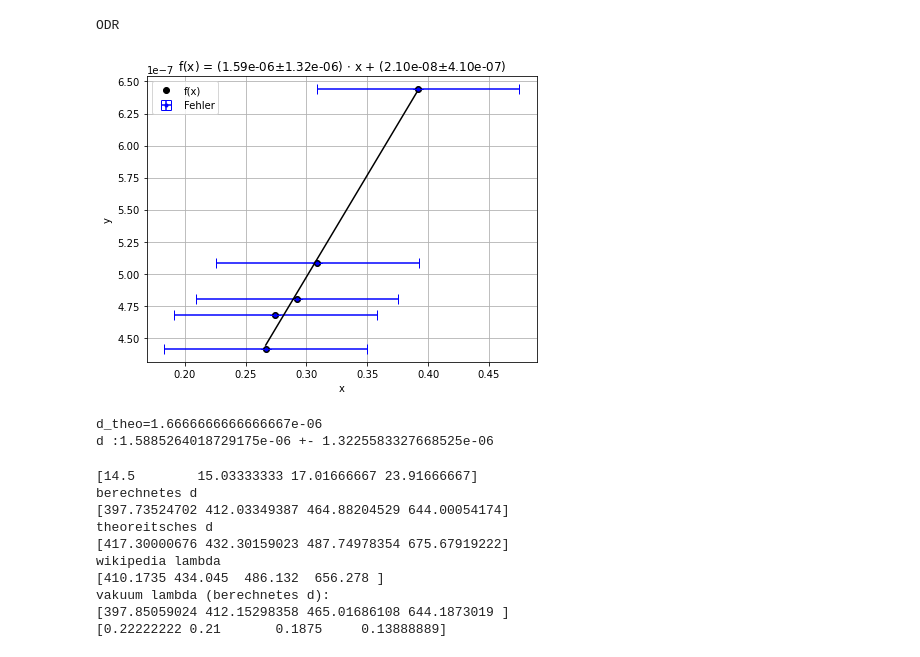
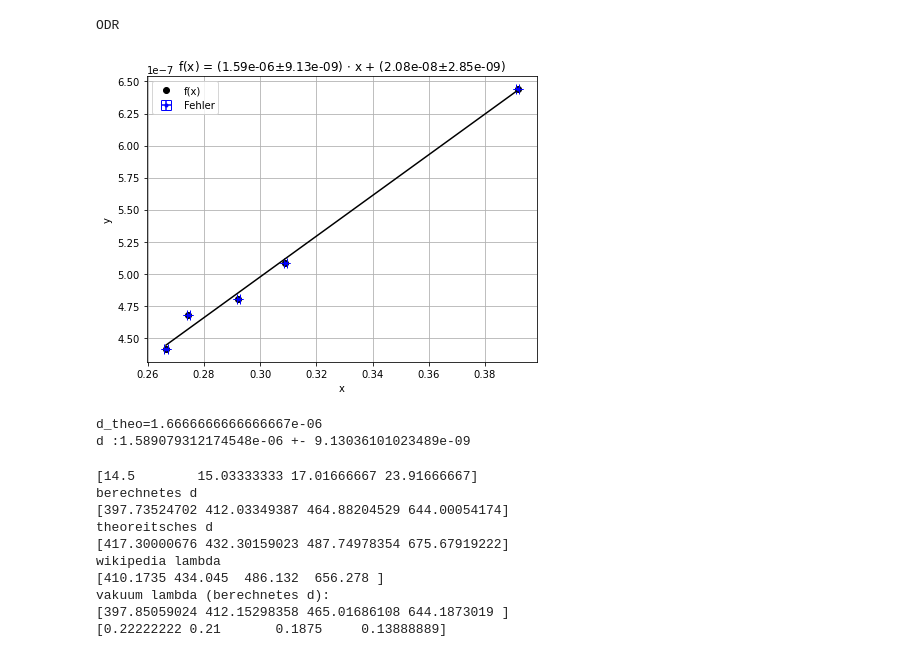
Before and after one commit to Alex-Adam25/python, a Jupyter notebook: Experiment_AS1/plot.ipynb, the cells around one changed output. Saved outputs shown, nothing was run; the diff lists cells and outputs as text; code cells hidden in the pictures.

```diff
--- a/Experiment_AS1/plot.ipynb
+++ b/Experiment_AS1/plot.ipynb
@@ -1,41 +1,42 @@
 # %%
 %run ../odr_v2.ipynb
 %run ../arr2table_v3.2.ipynb
 #Theo:
 #Violett,Blau,Grün,Hellblau,Rot
 cdt=np.array([441.463,467.8136,479.9914,508.5824,643.84696])*1e-9
 
 #error für grad und min
-cdg_err=0
-cdm_err=5
+cdm_err=3
 
 #linke ordung
 cdlg=np.array([25,26,26,27,32])
 cdlm=np.array([0,0,3,3,10])
 cdl=cdlg+cdlm/60
 
 #rechte ordung
 cdrg=np.array([354,354,352,351,346])
 cdrm=np.array([5,8,4,3,3])
 cdr=cdrg+cdrm/60
 #Justage:
 cdr=(360-cdr)
 
-cdl_err=cdr_err=np.sqrt(cdg_err**2+(cdm_err/60)**2)
+cdl_err=cdr_err=cdm_err/60
 cd=(cdl+cdr)/2
-cd_err=cdl_err
-print("ODR")#
-out=zeichnen(x=np.sin(np.deg2rad(cd)),y=cdt,scientific=[2,2],x_err=cd_err,y_err=1e-30,odr=True,beta0=[6e5,0])
+cd_err=(cdl_err)*np.sqrt(1/2)
+#print(cd_err==np.sqrt((cdl_err/2)**2+(cdr_err/2)**2))
+print("ODR")
+out=zeichnen(x=np.sin(np.deg2rad(cd)),y=cdt,scientific=[2,2],x_err=np.cos(np.deg2rad(cd))*np.deg2rad(cd_err),y_err=1e-30,odr=True,beta0=[1e6,0],
+             fx_title="f(x)",x_title="x", m_unit="",b_unit="",)
 d=out.beta[0]
 d_err=out.sd_beta[0]
 dt=1/600000
 print("d_theo={}".format(dt))
 print("d :{} +- {}".format(d,d_err))
 # %% [output]
 ODR
-[figure, old version]
+[figure, new version]
 d_theo=1.6666666666666667e-06
-d :1.5885264018729175e-06 +- 1.3225583327668525e-06
+d :1.589079312174548e-06 +- 9.13036101023489e-09
 # %%
 #Violett,Violett,Blau-Grün(Türkis),Rot
 #Hδ,Hγ,Hβ,Hα
```
